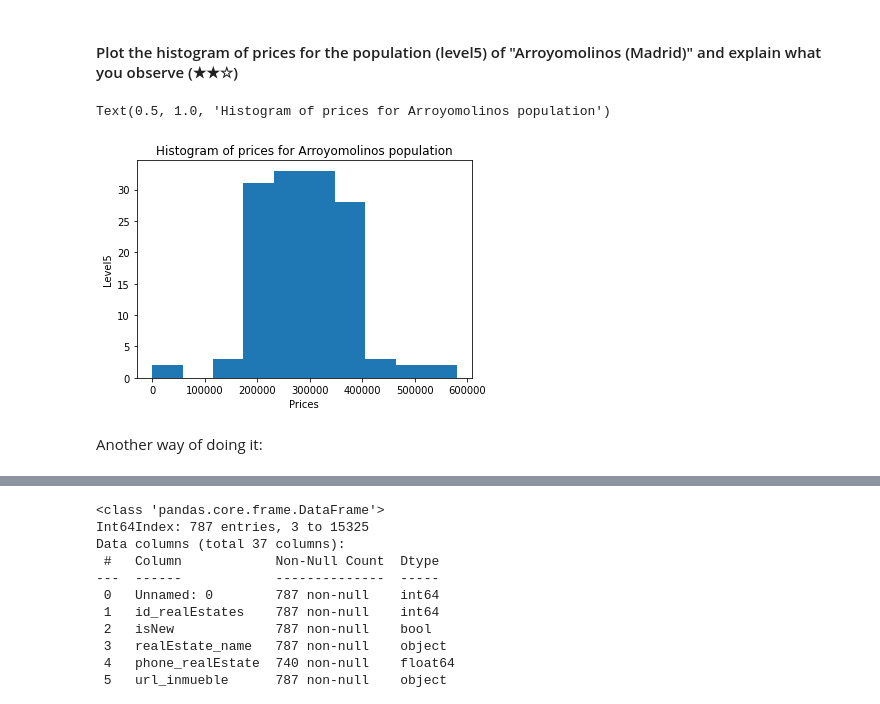
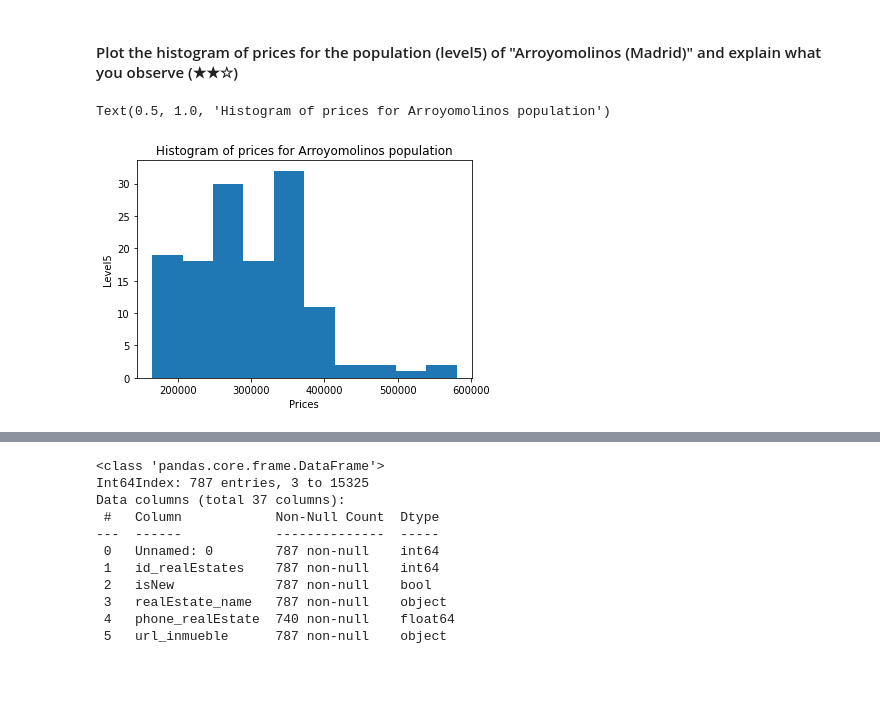
Before and after one commit to easyundercover/data-cleanup-final-exercise, a Jupyter notebook: project.ipynb, the cells around one changed output, grey strips where cells are left out. Saved outputs shown, nothing was run; the diff lists cells and outputs as text; code cells hidden in the pictures; blank space fills up the shorter version.

```diff
--- a/project.ipynb
+++ b/project.ipynb
@@ -163,14 +163,13 @@ print(str(round(data_price[data_price.level5 == "Arroyomolinos (Madrid)"].price.
 #### Plot the histogram of prices for the population (level5) of "Arroyomolinos (Madrid)" and explain what you observe (★★☆)
 # %%
 df_arroyo = df[df['level5'] == "Arroyomolinos (Madrid)"] #Me quedo solo con los de Arroyomolinos
-plt.hist(df_arroyo["price"]) #Acá hago plot con todos los precios, 0 incluidos
+prices_arroyo_sin_0 = df_arroyo[df_arroyo['price'] > 0] #Me quedo solo con los precios de Arroyomolinos sin 0
+plt.hist(prices_arroyo_sin_0['price']) #Lo ploteo
 plt.xlabel('Prices')
 plt.ylabel('Level5')
 plt.title('Histogram of prices for Arroyomolinos population')
 
-#plt.hist(df_arroyo[["price"]>0]) #Este filtro está mal, me da error y no entiendo por qué
+#La mayoría de las casas de Arroyomolinos se concentran en el entorno de los 250.000 y 350.000 dólares
 # %% [output]
 Text(0.5, 1.0, 'Histogram of prices for Arroyomolinos population')
-[figure, old version]
+[figure, new version]
-# %% [markdown]
-Another way of doing it:
```
Also changed, not shown: parts of 14 cells of this notebook.
